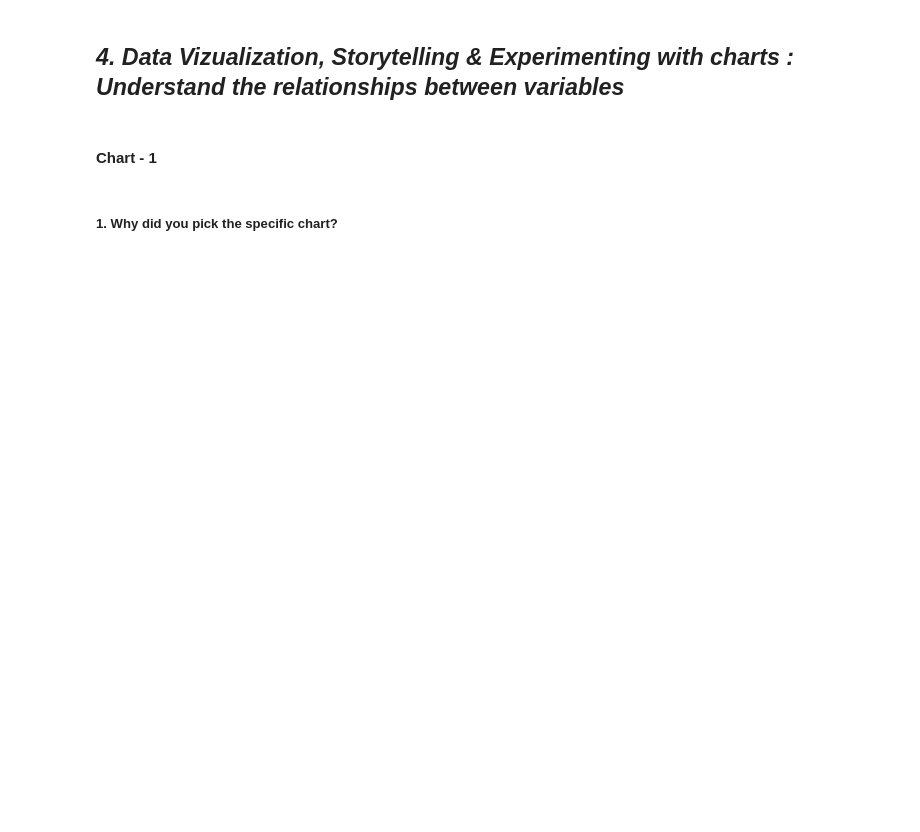
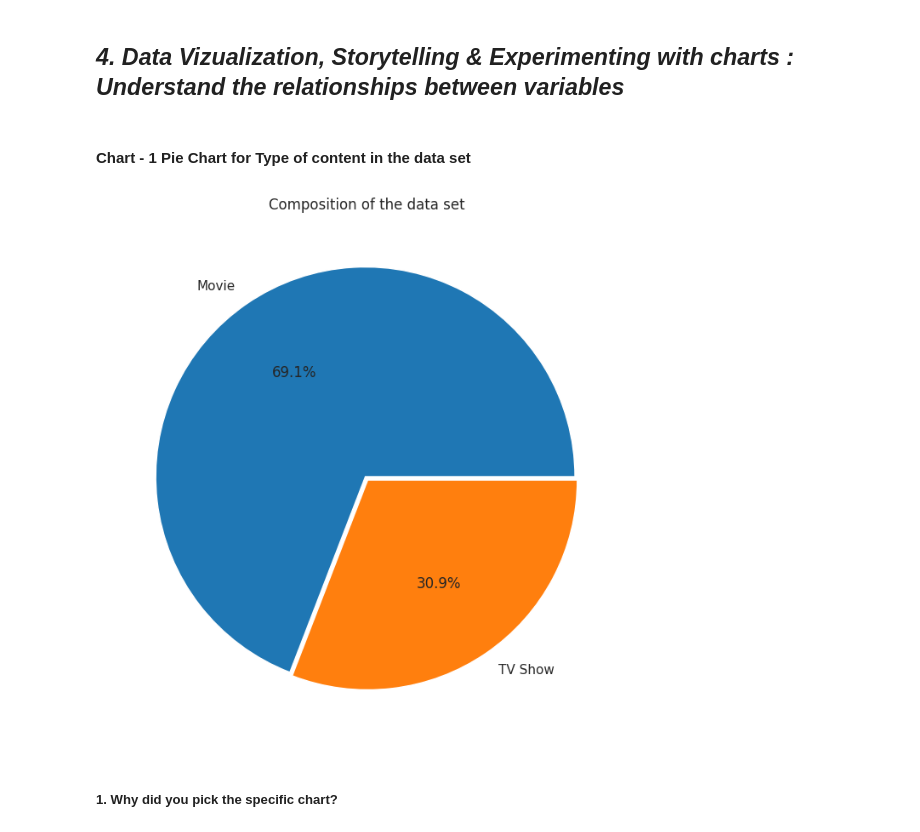
Before and after one commit to Sanjeevhegde009/Netflix-Movies-and-TV-Shows-Clustering, a Jupyter notebook: Netflix_Movies_Clustering.ipynb, the cells around one changed output. Drawn from its saved outputs; the diff is of its cells as text; code cells hidden in the pictures; blank space fills up the shorter version.

```diff
--- a/Netflix_Movies_Clustering.ipynb
+++ b/Netflix_Movies_Clustering.ipynb
@@ -150,3 +138,6 @@ df=pd.read_csv('/content/drive/MyDrive/Netflix Movies and TV Shows Clustering/NE
+# %%
+#copying the data for further process
+df= netflix_data.copy()
 # %% [markdown]
 ### Dataset First View
 # %%
@@ -366,9 +357,6 @@ df.head()
 | 2 | s3 | Movie | 23:59 | Gilbert Chan | Tedd Chan, Stella Chung, Henley H... | Singapore | 2018-12-20 | 2011 | R | 78 min | ... |
 | 3 | s4 | Movie | 9 | Shane Acker | Elijah Wood, John C. Reilly, Jenn... | United States | 2017-11-16 | 2009 | PG-13 | 80 min | ... |
 | 4 | s5 | Movie | 21 | Robert Luketic | Jim Sturgess, Kevin Spacey, Kate ... | United States | 2020-01-01 | 2008 | PG-13 | 123 min | ... |
-# %%
-#Converting release year to datetime
-df['release_year']=pd.to_datetime(df['release_year'])
 # %%
 #Getting the unique values in ratings column
 df['rating'].unique().tolist()
@@ -424,16 +411,16 @@ nomenclature={
     'TV-MA': 'Mature',
     'R': 'Restricted',
     'PG-13': 'ParentalGuidance13',
-    'TV-14': 'TV14',
-    'TV-PG': 'TVPG',
+    'TV-14': 'Teen',
+    'TV-PG': 'Family-friendly',
     'NR': 'NotRated',
-    'TV-G': 'TVG',
-    'TV-Y': 'TVY',
-    'TV-Y7': 'TVY7',
-    'PG': 'ParentalGuidance',
+    'TV-G': 'General',
+    'TV-Y': 'Children',
+    'TV-Y7': 'Youth',
+    'PG': 'Parental Guidance',
     'G': 'General',
-    'NC-17': 'AdultsOnly',
-    'TV-Y7-FV': 'TVY7FantasyViolence',
+    'NC-17': 'Adults Only',
+    'TV-Y7-FV': 'Fantasy Violence',
     'UR': 'Unrated'}
 
 df['audience']=df['rating'].replace(nomenclature)
@@ -458,4 +444,2 @@ df.head()
 # %% [markdown]
 ## ***4. Data Vizualization, Storytelling & Experimenting with charts : Understand the relationships between variables***
-# %% [markdown]
-#### Chart - 1
@@ -464,2 +446,14 @@ df.head()
+# %%
+sns.set_theme(style='whitegrid', palette= 'tab10')
+# %% [markdown]
+#### Chart - 1 Pie Chart for Type of content in the data set
+# %%
+# Chart - 1
+plt.figure(figsize=(10,8))
+plt.title('Composition of the data set')
+plt.pie(df.type.value_counts(), explode=(0.01,0.01), labels= df.type.value_counts().index, autopct='%1.1f%%')
+plt.show()
+# %% [output]
+[figure, added]
 # %% [markdown]
 ##### 1. Why did you pick the specific chart?
```
Also changed, not shown: parts of 168 cells of this notebook.
